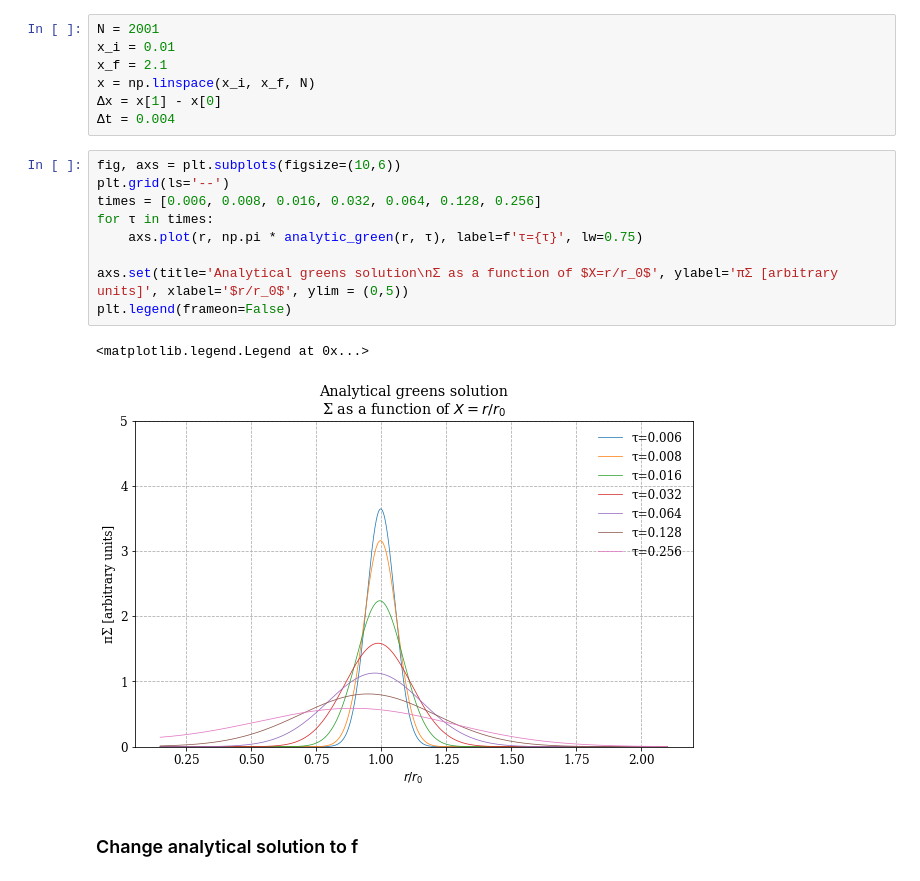
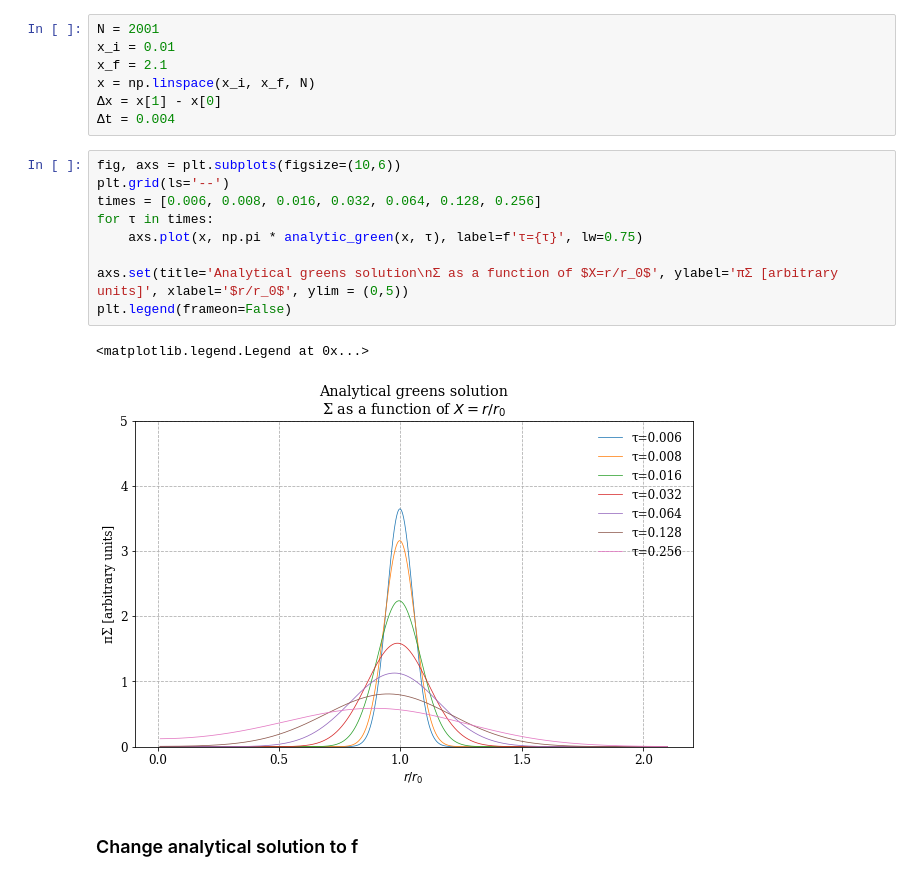
Before and after one commit to agent031/bachelor_code, a Jupyter notebook: Simple_solutions/evolution-greens_solution.ipynb, the cells around one changed output. Drawn from its saved outputs; the diff is of its cells as text.

```diff
--- a/Simple_solutions/evolution-greens_solution.ipynb
+++ b/Simple_solutions/evolution-greens_solution.ipynb
@@ -250,15 +250,15 @@ x = np.linspace(x_i, x_f, N)
 # %%
 fig, axs = plt.subplots(figsize=(10,6))
 plt.grid(ls='--')
 times = [0.006, 0.008, 0.016, 0.032, 0.064, 0.128, 0.256]
 for τ in times:
-    axs.plot(r, np.pi * analytic_green(r, τ), label=f'τ={τ}', lw=0.75)
+    axs.plot(x, np.pi * analytic_green(x, τ), label=f'τ={τ}', lw=0.75)
 
 axs.set(title='Analytical greens solution\nΣ as a function of $X=r/r_0$', ylabel='πΣ [arbitrary units]', xlabel='$r/r_0$', ylim = (0,5))
 plt.legend(frameon=False)
 # %% [output]
 <matplotlib.legend.Legend at 0x...>
-[figure, old version]
+[figure, new version]
 # %% [markdown]
 ### Change analytical solution to f
 # %%
```
Also changed, not shown: parts of 8 cells of this notebook.
